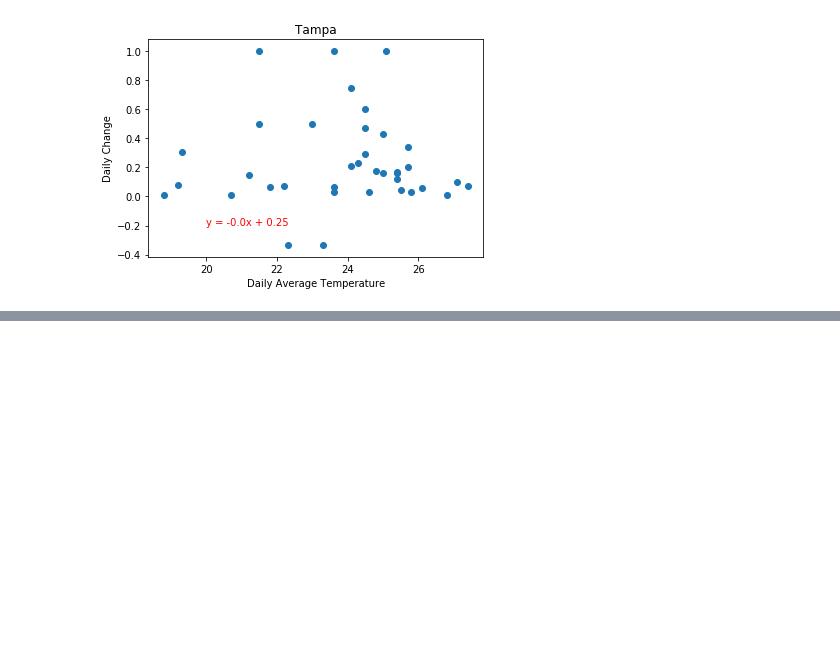
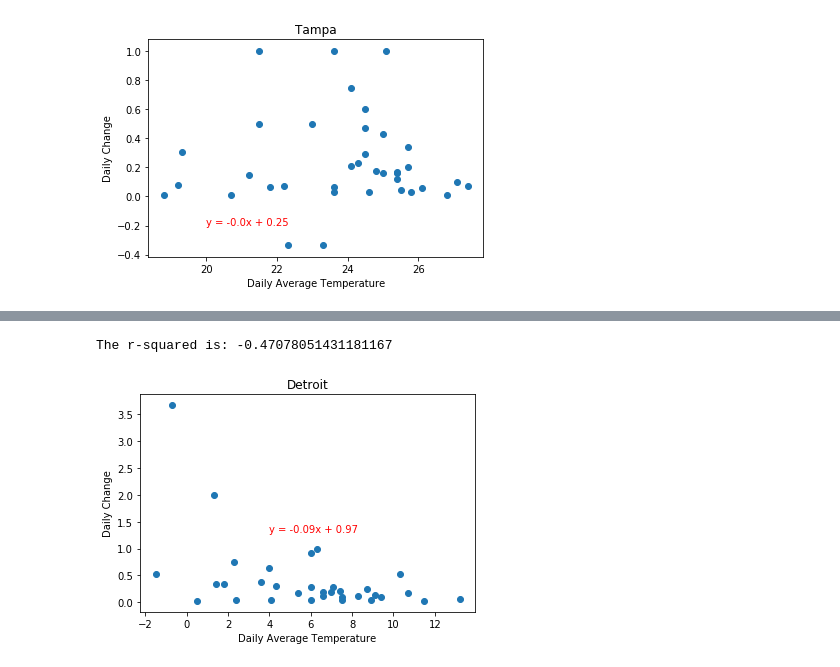
Before and after one commit to PhillipWangAust/Covid-19_Project1, a Jupyter notebook: Selected_City_Percent_Change.ipynb, the cells around one changed output, grey strips where cells are left out. Cells and saved outputs as stored; diff of their text form; code cells hidden in the pictures; blank space fills up the shorter version.

```diff
--- a/Selected_City_Percent_Change.ipynb
+++ b/Selected_City_Percent_Change.ipynb
@@ -283,0 +310,15 @@ The r-squared is: -0.06073069690927502
+# %%
+x = det_df['temp']
+y = det_df['change']
+(slope, intercept, rvalue, pvalue, stderr) = linregress(x, y)
+line_eq = "y = " + str(round(slope,2)) + "x + " + str(round(intercept,2))
+plt.scatter(x,y)
+plt.annotate(line_eq,(4,1.3),fontsize=10,color="red")
+plt.xlabel("Daily Average Temperature")
+plt.ylabel("Daily Change")
+plt.title("Detroit")
+plt.savefig('Chart Images/det_scatterplot.png')
+print(f'The r-squared is: {rvalue}')
+# %% [output]
+The r-squared is: -0.47078051431181167
+[figure, added]
```
Also changed, not shown: parts of 16 cells of this notebook, 12 other files.
